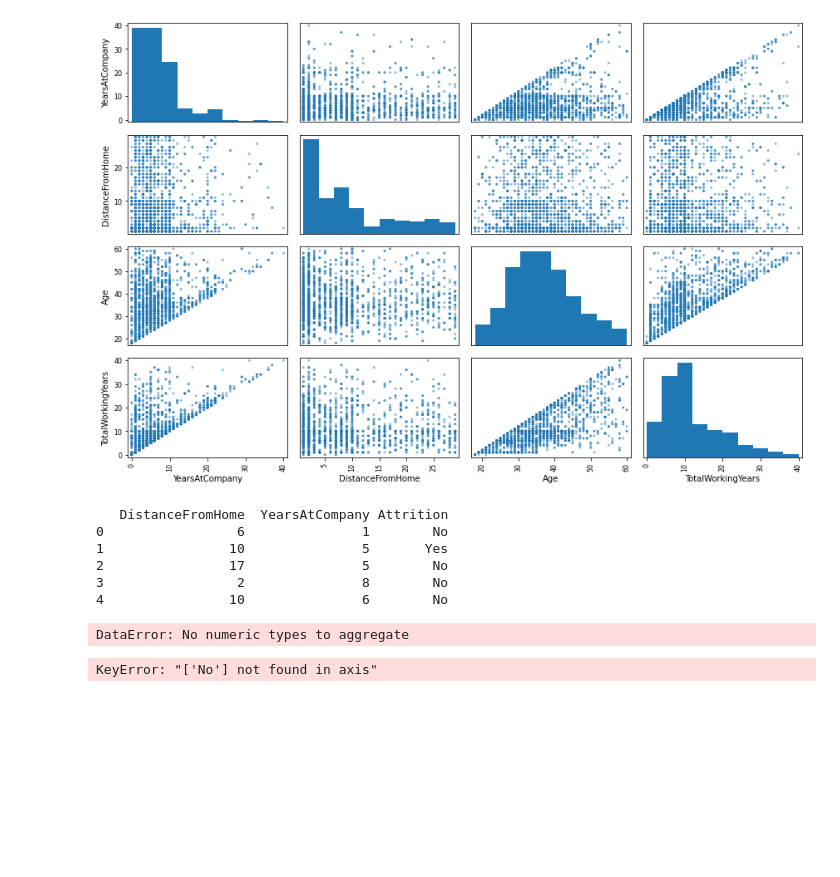
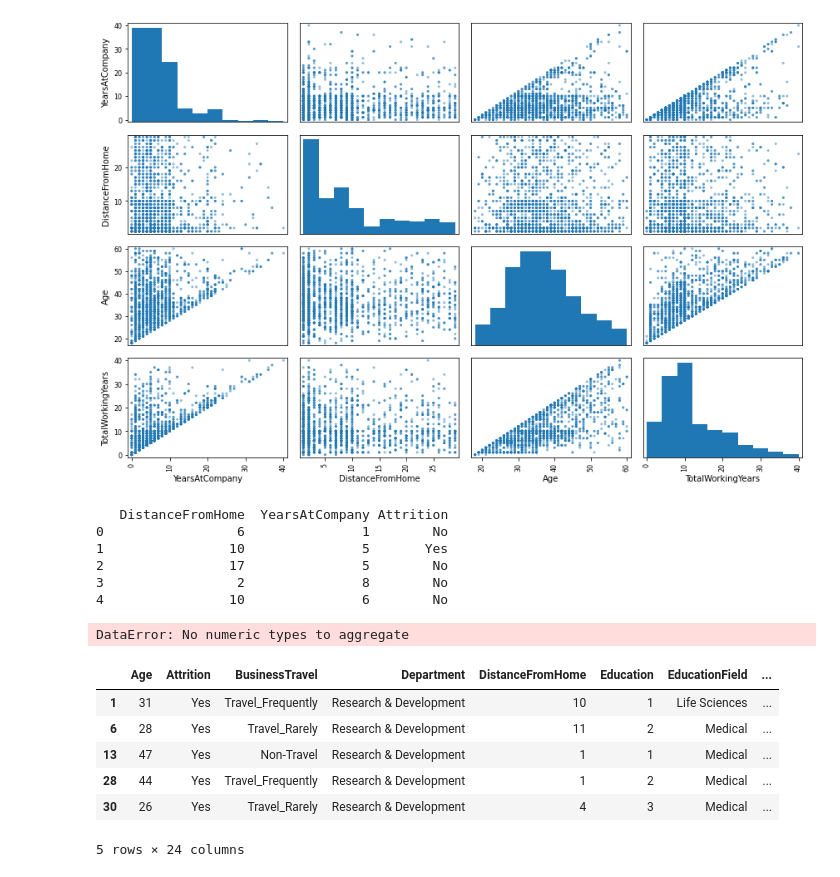
Before and after one commit to Killian-drh/Projet-HR-Analysis, a Jupyter notebook: NoteBook_Projet_IA.ipynb, the cells around one changed output. Cells and saved outputs as stored; diff of their text form; code cells hidden in the pictures; blank space fills up the shorter version.

```diff
--- a/NoteBook_Projet_IA.ipynb
+++ b/NoteBook_Projet_IA.ipynb
@@ -369,8 +369,14 @@ sns.heatmap(heatmap1_data, annot=True, linewidths=0.3, ax=ax)
 4                10               6        No
 DataError: No numeric types to aggregate
 # %%
-df_test.drop(df_test['Attr'])
-df_test.head()
+df_without_neg_attrition.drop(df_without_neg_attrition[ df_without_neg_attrition['Attrition'] == "No" ].index, inplace=True)
+df_without_neg_attrition.head()
 # %% [output]
+|  | Age | Attrition | BusinessTravel | Department | DistanceFromHome | Education | EducationField | ... |
+| 1 | 31 | Yes | Travel_Frequently | Research & Development | 10 | 1 | Life Sciences | ... |
+| 6 | 28 | Yes | Travel_Rarely | Research & Development | 11 | 2 | Medical | ... |
+| 13 | 47 | Yes | Non-Travel | Research & Development | 1 | 1 | Medical | ... |
+| 28 | 44 | Yes | Travel_Frequently | Research & Development | 1 | 2 | Medical | ... |
+| 30 | 26 | Yes | Travel_Rarely | Research & Development | 4 | 3 | Medical | ... |
-KeyError: "['No'] not found in axis"
+5 rows × 24 columns
 # %%
```
Also changed, not shown: parts of 4 cells of this notebook.
